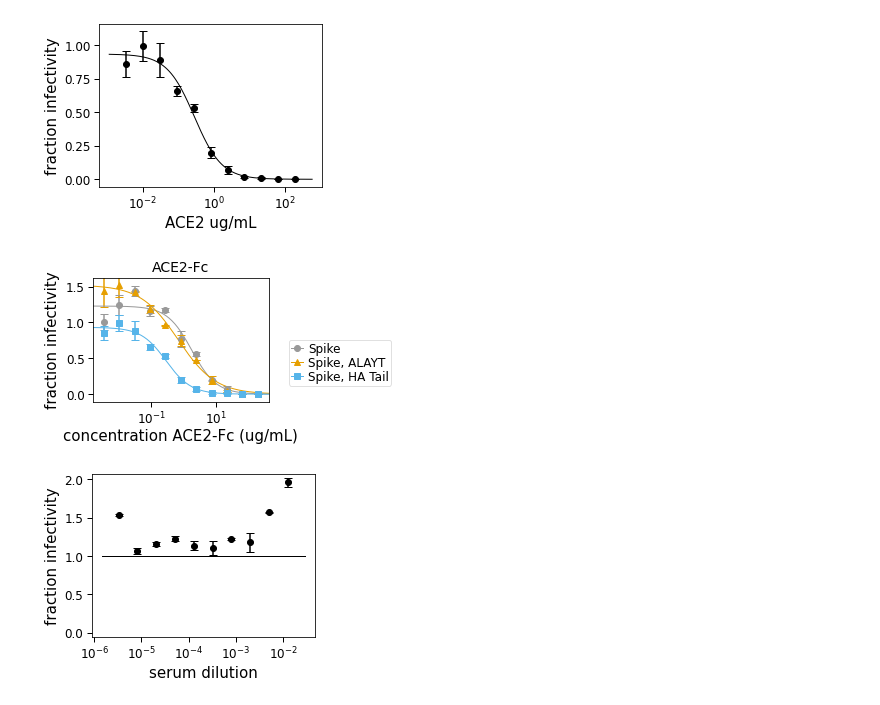
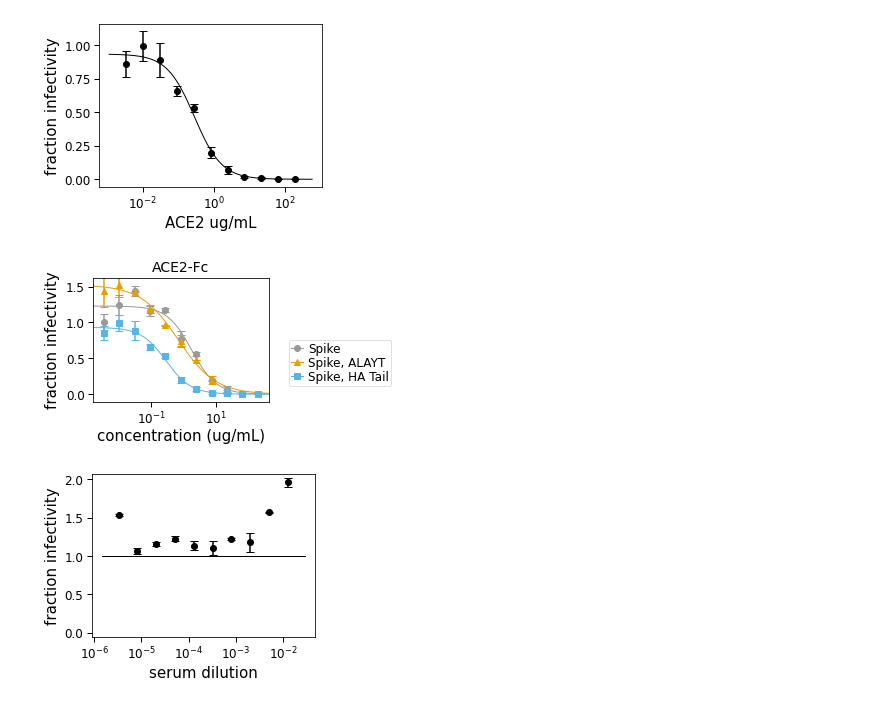
Before and after one commit to jbloomlab/SARS-CoV-2_lentiviral_pseudotype, a Jupyter notebook: figures/200417_DifTails_Serum_Neuts.ipynb, the cells around one changed output. Saved outputs shown, nothing was run; the diff lists cells and outputs as text; code cells hidden in the pictures.

Commit message:
updated neut figure titles

```diff
--- a/figures/200417_DifTails_Serum_Neuts.ipynb
+++ b/figures/200417_DifTails_Serum_Neuts.ipynb
@@ -100,10 +100,10 @@ fig, ax = curve.plot(xlabel='ACE2 ug/mL')
 The IC50 is 0.251 ug/mL
 [figure]
 # %%
-fig, axes = ACE2_fits.plotSera(sera=['ACE2-Fc'], xlabel='concentration ACE2-Fc (ug/mL)')
+fig, axes = ACE2_fits.plotSera(sera=['ACE2-Fc'], xlabel='concentration (ug/mL)')
 fig.savefig('./200417_full_neut_ACE2.png', bbox_inches='tight')
 # %% [output]
-[figure, old version]
+[figure, new version]
 # %%
 curve = naive_serum_fits.getCurve(serum='Pooled Serum, 2017-2018', virus='Spike', replicate='average')
 #print(f"The IC50 is {curve.ic50():.3g} ug/mL")
```
Also changed, not shown: 2 other files.
